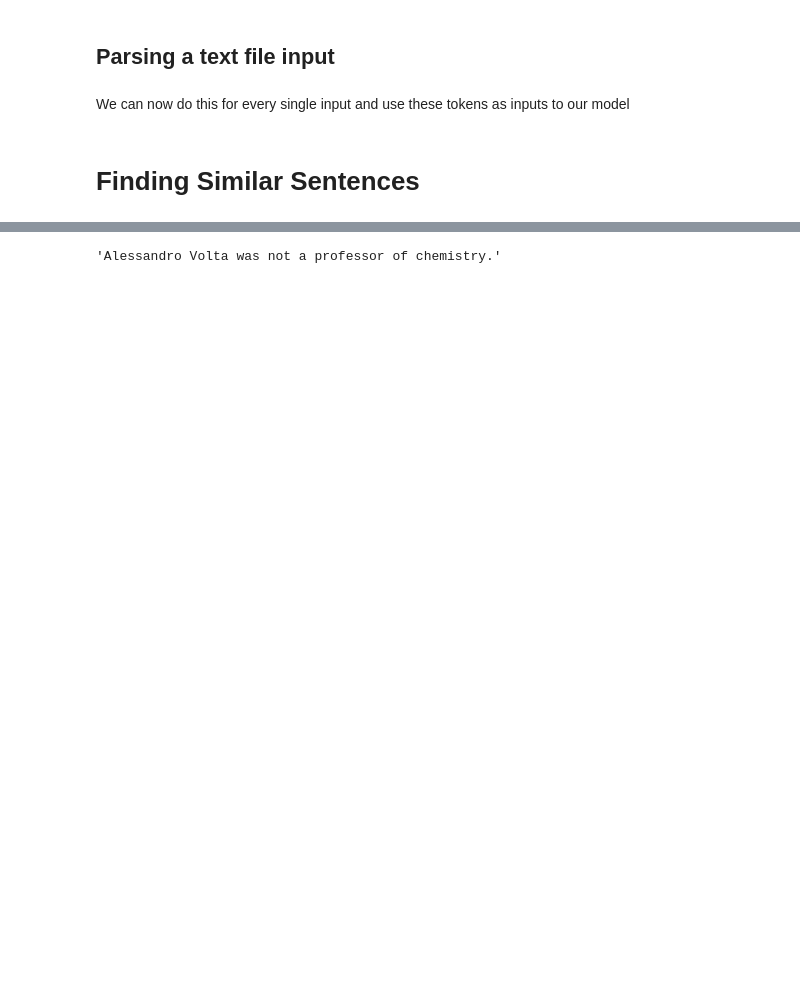
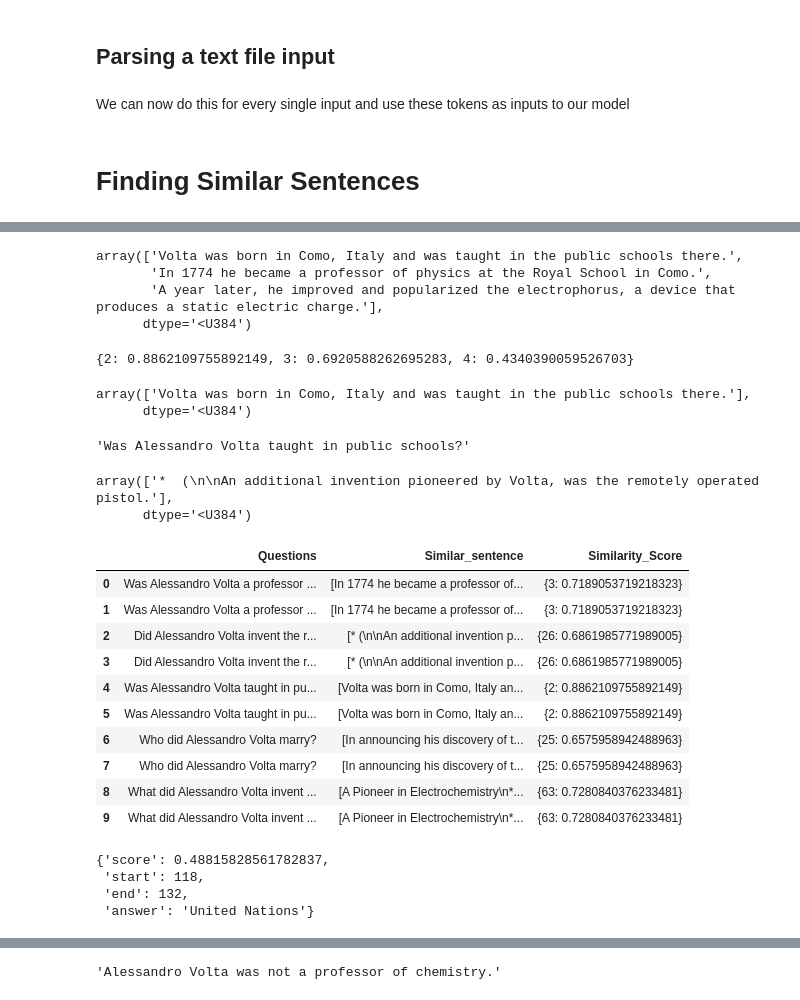
Before and after one commit to loevlie/Question_Answer_Model, a Jupyter notebook: Main/Answering_Model/Parsing_the_Data.ipynb, the cells around one changed output, grey strips where cells are left out. Drawn from its saved outputs; the diff is of its cells as text; code cells hidden in the pictures; blank space fills up the shorter version.

```diff
--- a/Main/Answering_Model/Parsing_the_Data.ipynb
+++ b/Main/Answering_Model/Parsing_the_Data.ipynb
@@ -91,13 +97,19 @@ def find_similar_sentences(raw_text,question):
     question = nlp(question)
     sentences = [sent.text.strip() for sent in raw_text.sents]
     highly_similar_sentences = {}
+    sims = []
     for i,sentence in enumerate(sentences):
+        if sentence == '':
+            continue
         sentence = nlp(sentence)
         sentence_no_stop_words = nlp(' '.join([str(t) for t in sentence if not t.is_stop]))
         question_no_stop_words = nlp(' '.join([str(t) for t in question if not t.is_stop]))
 
         sim = sentence_no_stop_words.similarity(question_no_stop_words)
-        if sim >= 0.7:
-            highly_similar_sentences.update({i:sim})
+        #if sim >= 0.7:
+            #highly_similar_sentences.update({i:sim})
+
+        sims.append(sim)
+    highly_similar_sentences.update({np.argmax(sims):np.max(sims)})
 
     return np.array(sentences)[list(highly_similar_sentences.keys())],highly_similar_sentences
@@ -104,2 +120,11 @@ def find_similar_sentences(raw_text,question):
 # %%
-df.iloc[0]['Question']
+from collections import defaultdict
+def get_similar_sentences(df,Articles,length=10):
+    sol = defaultdict(list)
+    for i in range(length):
+        print(i)
+        similar_sentence, scores = find_similar_sentences(Articles[df.iloc[i]['ArticleTitle']],df.iloc[i]['Question'])
+        sol['Questions'].append(df.iloc[i]['Question'])
+        sol['Similar_sentence'].append(similar_sentence)
+        sol['Similarity_Score'].append(scores)
+    return sol
@@ -107,0 +138,2 @@ df.iloc[0]['Question']
+# %%
+sol = get_similar_sentences(df,Articles)
@@ -107,0 +151,2 @@ df.iloc[0]['Question']
+# %%
+df_results = pd.DataFrame(sol)
@@ -107,0 +155,39 @@ df.iloc[0]['Question']
+# %%
+similar_sentence
+# %% [output]
+array(['Volta was born in Como, Italy and was taught in the public schools there.',
+       'In 1774 he became a professor of physics at the Royal School in Como.',
+       'A year later, he improved and popularized the electrophorus, a device that produces a static electric charge.'],
+      dtype='<U384')
+# %%
+scores
+# %% [output]
+{2: 0.8862109755892149, 3: 0.6920588262695283, 4: 0.4340390059526703}
+# %%
+df_results.iloc[4]['Similar_sentence']
+# %% [output]
+array(['Volta was born in Como, Italy and was taught in the public schools there.'],
+      dtype='<U384')
+# %%
+df_results.iloc[4]['Questions']
+# %% [output]
+'Was Alessandro Volta taught in public schools?'
+# %%
+df_results.iloc[2]['Similar_sentence']
+# %% [output]
+array(['*  (\n\nAn additional invention pioneered by Volta, was the remotely operated pistol.'],
+      dtype='<U384')
+# %%
+df_results
+# %% [output]
+|  | Questions | Similar_sentence | Similarity_Score |
+| 0 | Was Alessandro Volta a professor ... | [In 1774 he became a professor of... | {3: 0.7189053719218323} |
+| 1 | Was Alessandro Volta a professor ... | [In 1774 he became a professor of... | {3: 0.7189053719218323} |
+| 2 | Did Alessandro Volta invent the r... | [* (\n\nAn additional invention p... | {26: 0.6861985771989005} |
+| 3 | Did Alessandro Volta invent the r... | [* (\n\nAn additional invention p... | {26: 0.6861985771989005} |
+| 4 | Was Alessandro Volta taught in pu... | [Volta was born in Como, Italy an... | {2: 0.8862109755892149} |
+| 5 | Was Alessandro Volta taught in pu... | [Volta was born in Como, Italy an... | {2: 0.8862109755892149} |
+| 6 | Who did Alessandro Volta marry? | [In announcing his discovery of t... | {25: 0.6575958942488963} |
+| 7 | Who did Alessandro Volta marry? | [In announcing his discovery of t... | {25: 0.6575958942488963} |
+| 8 | What did Alessandro Volta invent ... | [A Pioneer in Electrochemistry\n*... | {63: 0.7280840376233481} |
+| 9 | What did Alessandro Volta invent ... | [A Pioneer in Electrochemistry\n*... | {63: 0.7280840376233481} |
@@ -107,0 +208,12 @@ df.iloc[0]['Question']
+# %%
+context = "The Intergovernmental Panel on Climate Change (IPCC) is a scientific intergovernmental body under the auspices of the United Nations, set up at the request of member governments. It was first established in 1988 by two United Nations organizations, the World Meteorological Organization (WMO) and the United Nations Environment Programme (UNEP), and later endorsed by the United Nations General Assembly through Resolution 43/53. Membership of the IPCC is open to all members of the WMO and UNEP. The IPCC produces reports that support the United Nations Framework Convention on Climate Change (UNFCCC), which is the main international treaty on climate change. The ultimate objective of the UNFCCC is to \"stabilize greenhouse gas concentrations in the atmosphere at a level that would prevent dangerous anthropogenic [i.e., human-induced] interference with the climate system\". IPCC reports cover \"the scientific, technical and socio-economic information relevant to understanding the scientific basis of risk of human-induced climate change, its potential impacts and options for adaptation and mitigation.\""
+
+nlp_bert({
+    'question': 'What organization is the IPCC a part of?',
+    'context': context
+})
+# %% [output]
+{'score': 0.48815828561782837,
+ 'start': 118,
+ 'end': 132,
+ 'answer': 'United Nations'}
```
Also changed, not shown: parts of 20 cells of this notebook, 5 other files.
